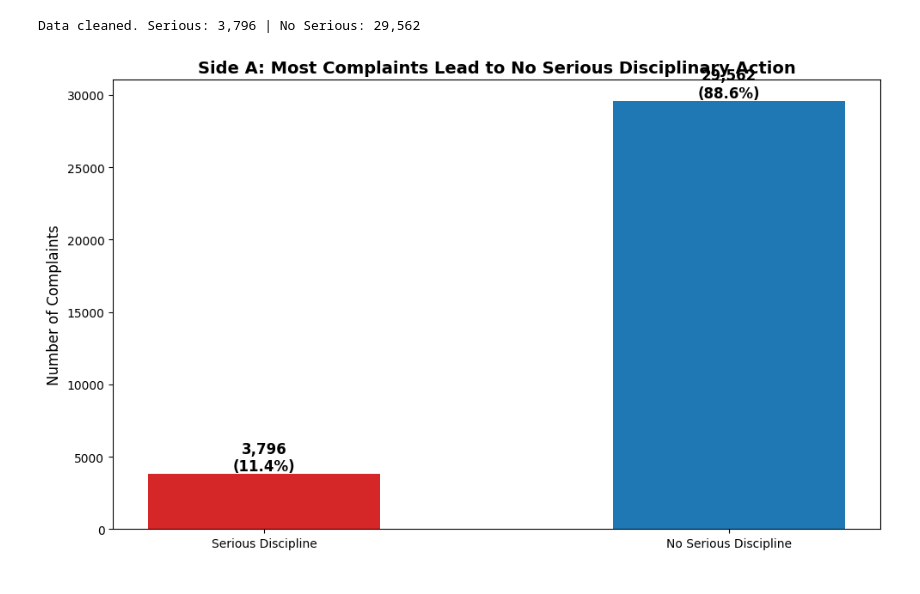
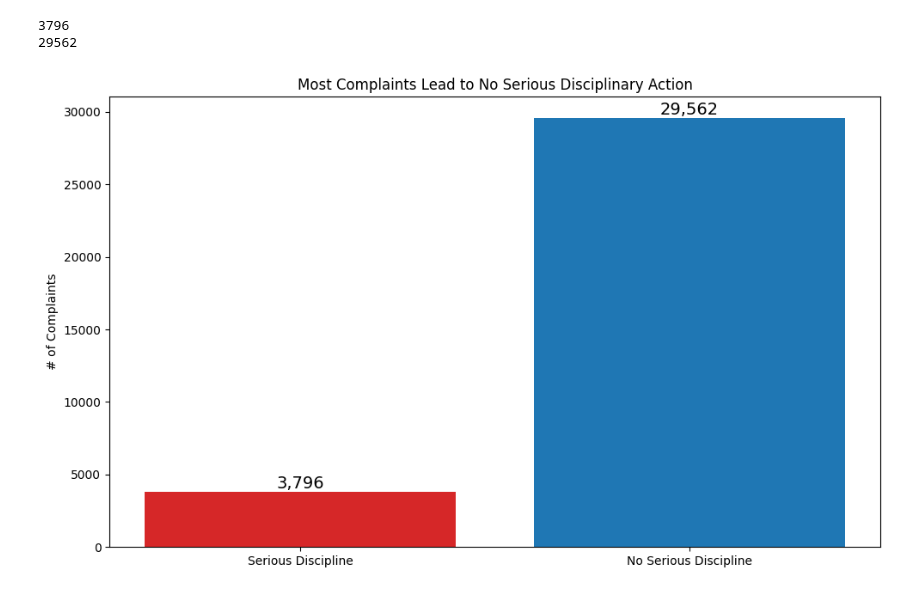
Before and after one commit to jonathanchau/DSC106Project02, a Jupyter notebook: main.ipynb, the cells around one changed output. Drawn from its saved outputs; the diff is of its cells as text; code cells hidden in the pictures.

```diff
--- a/main.ipynb
+++ b/main.ipynb
@@ -29,54 +15,34 @@ First few rows:
 # %%
-# Data Cleaning: Categorize consequences
-serious_outcomes = {
+serious_discipline = [
     'Substantiated (Charges)',
     'Substantiated (CCRB Rec. DOE)',
     'Substantiated (CCRB Rec. Hrd)',
     'Substantiated (CCRB Rec. HOD)'
-}
+]
 
-df['consequence'] = 'No Serious Discipline'
-df.loc[df['board_disposition'].isin(serious_outcomes), 'consequence'] = 'Serious Discipline'
+df['consequence'] = df['board_disposition'].apply(lambda x:
+    'Serious' if x in serious_discipline else 'No Serious Discipline')
 
-counts = df['consequence'].value_counts().reindex(
-    ['Serious Discipline', 'No Serious Discipline'],
-    fill_value=0
-)
-
-print(counts)
+serious = len(df[df['consequence'] == 'Serious'])
+no_serious = len(df[df['consequence'] == 'No Serious Discipline'])
+print(serious)
+print(no_serious)
 # %% [output]
-Data cleaned. Serious: 3,796 | No Serious: 29,562
+3796
+29562
 # %%
-import matplotlib.pyplot as plt
-
 fig, ax = plt.subplots(figsize=(10, 6))
 
-bars = ax.bar(
-    counts.index,
-    counts.values,
-    color=['#d62728', '#1f77b4'],
-    width=0.5
-)
+ax.bar(['Serious Discipline', 'No Serious Discipline'],
+       [serious, no_serious],
+       color=['#d62728', '#1f77b4'])
 
-ax.set_ylabel('Number of Complaints', fontsize=12)
-ax.set_title(
-    'Side A: Most Complaints Lead to No Serious Disciplinary Action',
-    fontsize=14,
-    fontweight='bold'
-)
+ax.set_ylabel('# of Complaints')
+ax.set_title('Most Complaints Lead to No Serious Disciplinary Action')
 
-for bar in bars:
-    count = bar.get_height()
-    pct = count / len(df) * 100
-    ax.text(
-        bar.get_x() + bar.get_width() / 2,
-        count,
-        f'{int(count):,}\n({pct:.1f}%)',
-        ha='center',
-        va='bottom'
-    )
-
+for i, count in enumerate([serious, no_serious]):
+    ax.text(i, count, f'{count:,}', ha='center', va='bottom', fontsize=14)
 plt.tight_layout()
 plt.show()
 # %% [output]
-[figure, old version]
+[figure, new version]
```
Also changed, not shown: parts of 2 cells of this notebook.
